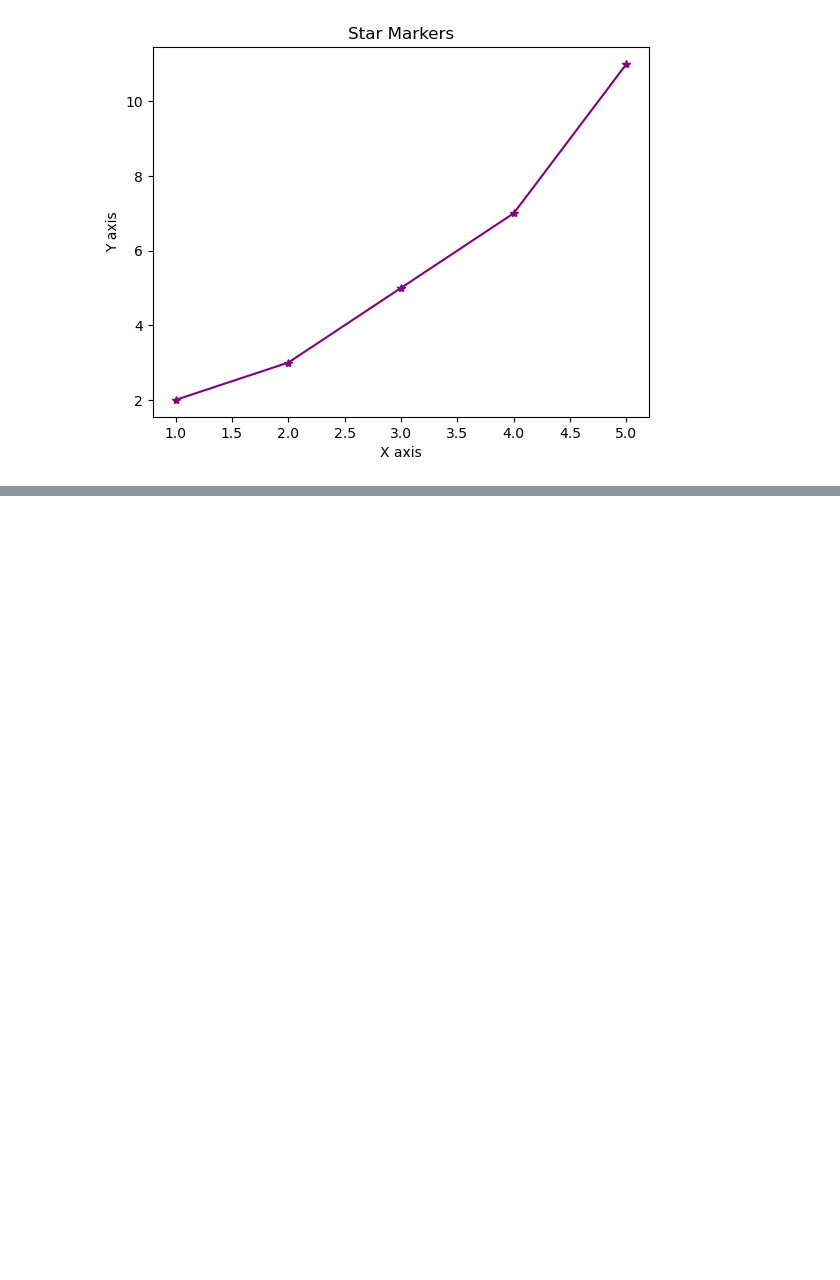
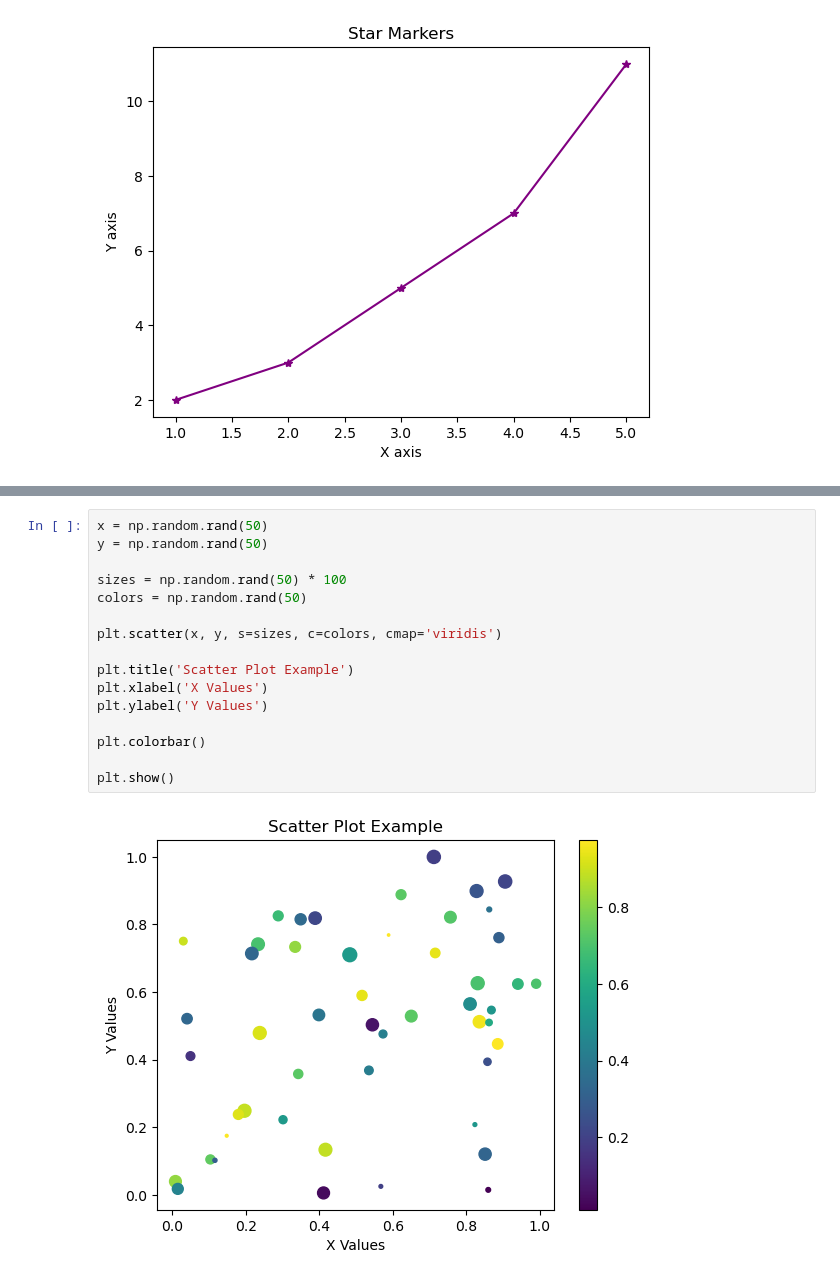
Before and after one commit to sal-araya/Data-Analytics-2026, a Jupyter notebook: Week-07/Ex3A_Plotting_Data.ipynb, the cells around one changed output, grey strips where cells are left out. Drawn from its saved outputs; the diff is of its cells as text; blank space fills up the shorter version.

```diff
--- a/Week-07/Ex3A_Plotting_Data.ipynb
+++ b/Week-07/Ex3A_Plotting_Data.ipynb
@@ -90,0 +108,18 @@ plt.show()
+# %%
+x = np.random.rand(50)
+y = np.random.rand(50)
+
+sizes = np.random.rand(50) * 100
+colors = np.random.rand(50)
+
+plt.scatter(x, y, s=sizes, c=colors, cmap='viridis')
+
+plt.title('Scatter Plot Example')
+plt.xlabel('X Values')
+plt.ylabel('Y Values')
+
+plt.colorbar()
+
+plt.show()
+# %% [output]
+[figure, added]
```
Also changed, not shown: parts of 5 cells of this notebook.
